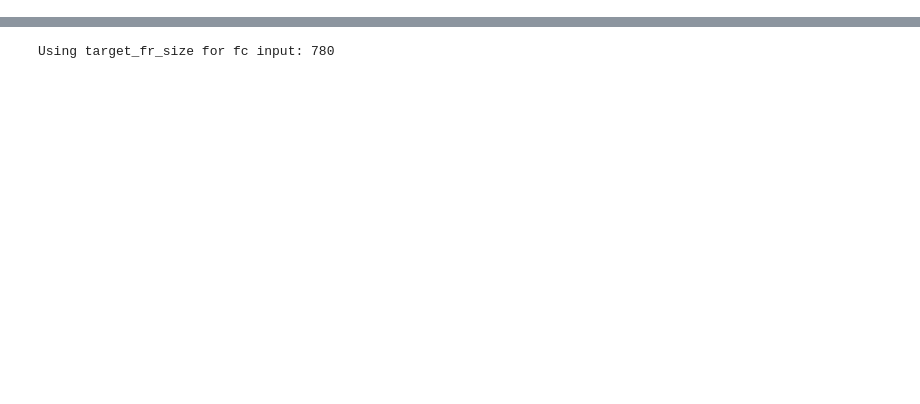
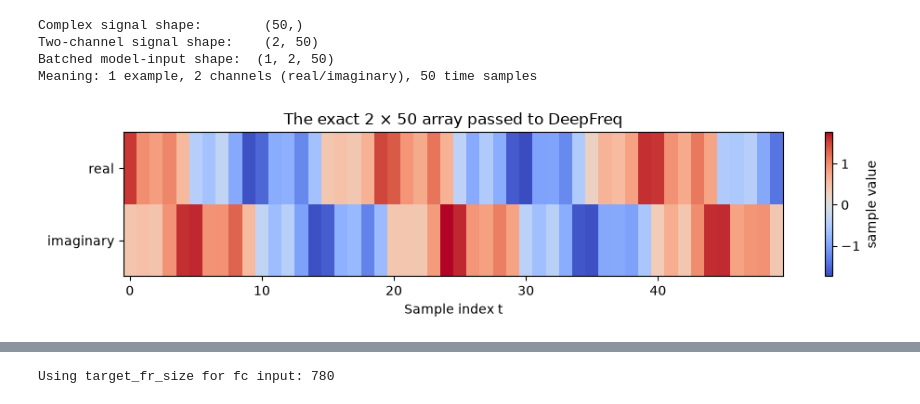
Before and after one commit to enqisg/deepfreq, a Jupyter notebook: executed_example.ipynb, the cells around one changed output, grey strips where cells are left out. Saved outputs shown, nothing was run; the diff lists cells and outputs as text; code cells hidden in the pictures; blank space fills up the shorter version.

```diff
--- a/executed_example.ipynb
+++ b/executed_example.ipynb
@@ -36,0 +82,20 @@ PyTorch uses a CUDA GPU when one is available; otherwise it uses the CPU. This s
+# %%
+simple_input = noisy_channels.astype(np.float32)[None, :, :]
+print('Complex signal shape:       ', clean_complex.shape)
+print('Two-channel signal shape:   ', noisy_channels.shape)
+print('Batched model-input shape: ', simple_input.shape)
+print('Meaning: 1 example, 2 channels (real/imaginary), 50 time samples')
+
+fig, ax = plt.subplots(figsize=(10, 2.5))
+image = ax.imshow(simple_input[0], aspect='auto', cmap='coolwarm')
+ax.set_yticks([0, 1], labels=['real', 'imaginary'])
+ax.set_xlabel('Sample index t')
+ax.set_title('The exact 2 × 50 array passed to DeepFreq')
+fig.colorbar(image, ax=ax, label='sample value')
+fig.tight_layout()
+# %% [output]
+Complex signal shape:        (50,)
+Two-channel signal shape:    (2, 50)
+Batched model-input shape:  (1, 2, 50)
+Meaning: 1 example, 2 channels (real/imaginary), 50 time samples
+[figure, added]
```
Also changed, not shown: parts of 12 cells of this notebook.
